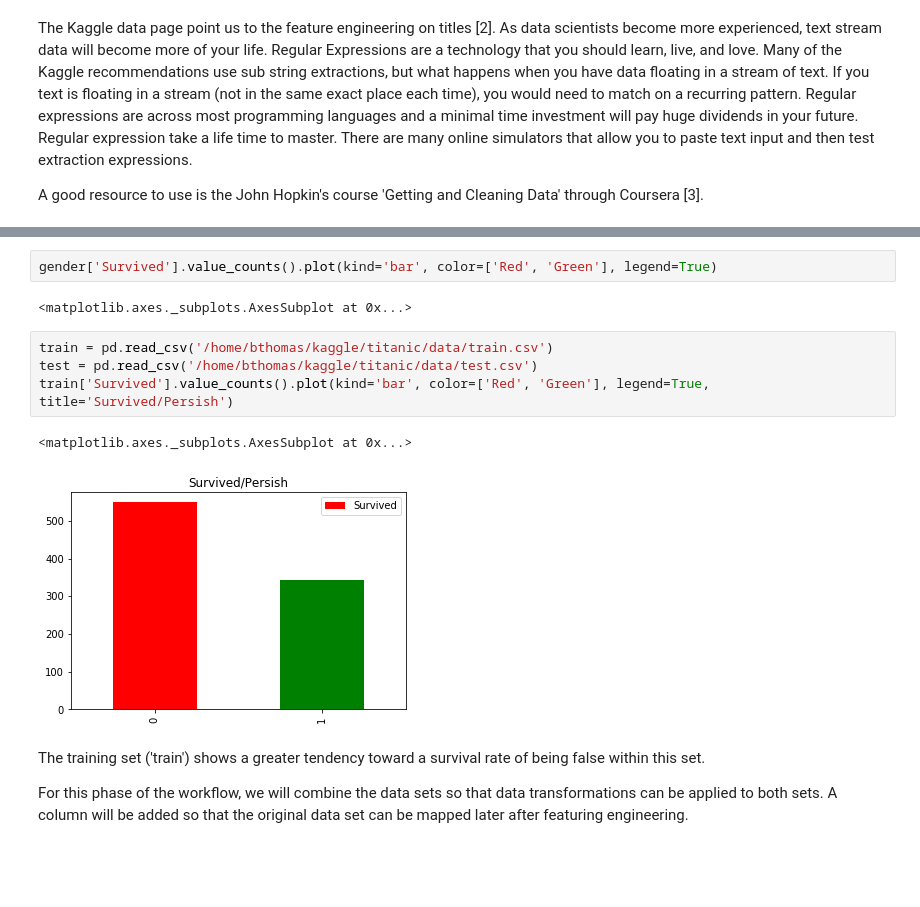
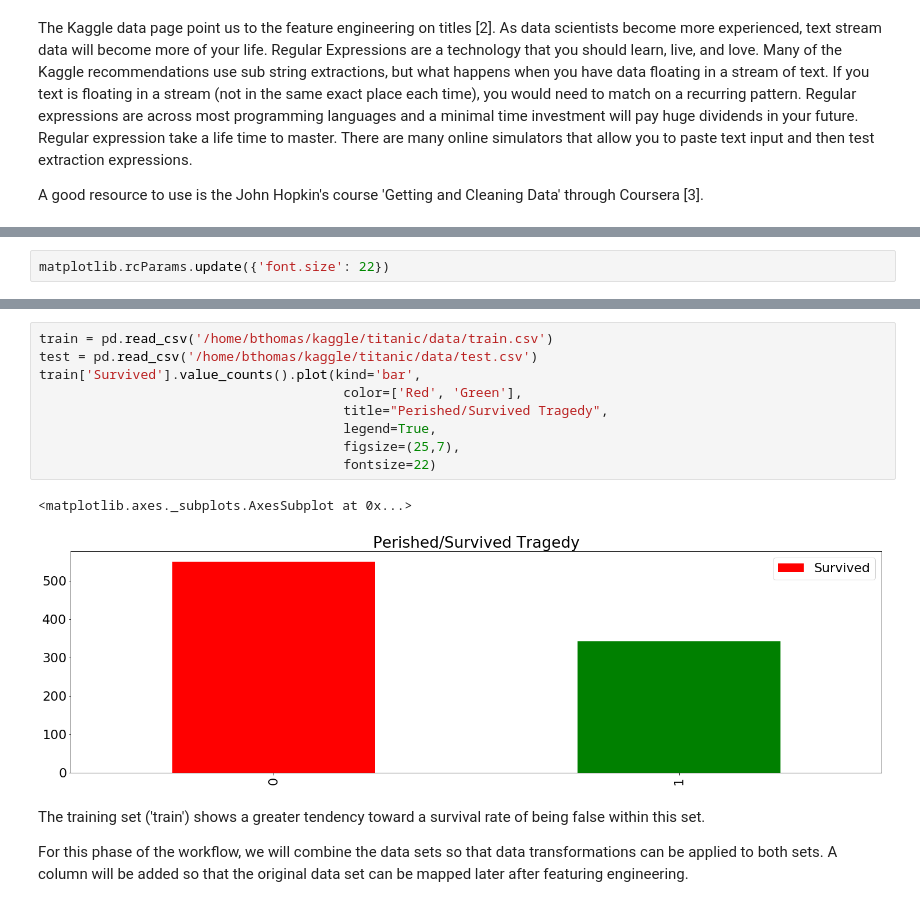
Before and after one commit to bthomas-ds/titanic, a Jupyter notebook: Titanic Challenge.ipynb, the cells around one changed output, grey strips where cells are left out. Drawn from its saved outputs; the diff is of its cells as text; blank space fills up the shorter version.

```diff
--- a/Titanic Challenge.ipynb
+++ b/Titanic Challenge.ipynb
@@ -22 +24,3 @@ import matplotlib
+# %%
+matplotlib.rcParams.update({'font.size': 22})
 # %%
@@ -33,14 +29,15 @@ gender.head()
-# %%
-gender['Survived'].value_counts().plot(kind='bar', color=['Red', 'Green'], legend=True)
-# %% [output]
-<matplotlib.axes._subplots.AxesSubplot at 0x...>
 # %%
 train = pd.read_csv('/home/bthomas/kaggle/titanic/data/train.csv')
 test = pd.read_csv('/home/bthomas/kaggle/titanic/data/test.csv')
-train['Survived'].value_counts().plot(kind='bar', color=['Red', 'Green'], legend=True, title='Survived/Persish')
+train['Survived'].value_counts().plot(kind='bar',
+                                       color=['Red', 'Green'],
+                                       title="Perished/Survived Tragedy",
+                                       legend=True,
+                                       figsize=(25,7),
+                                       fontsize=22)
 # %% [output]
 <matplotlib.axes._subplots.AxesSubplot at 0x...>
-[figure, old version]
+[figure, new version]
 # %% [markdown]
 The training set ('train') shows a greater tendency toward a survival rate of being false within this set.
 
```
Also changed, not shown: parts of 25 cells of this notebook.
